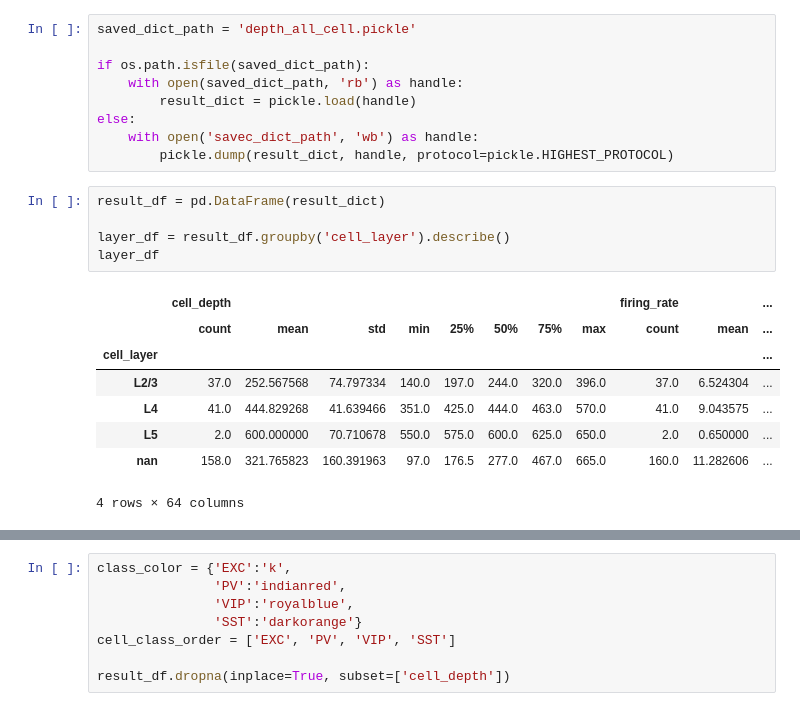
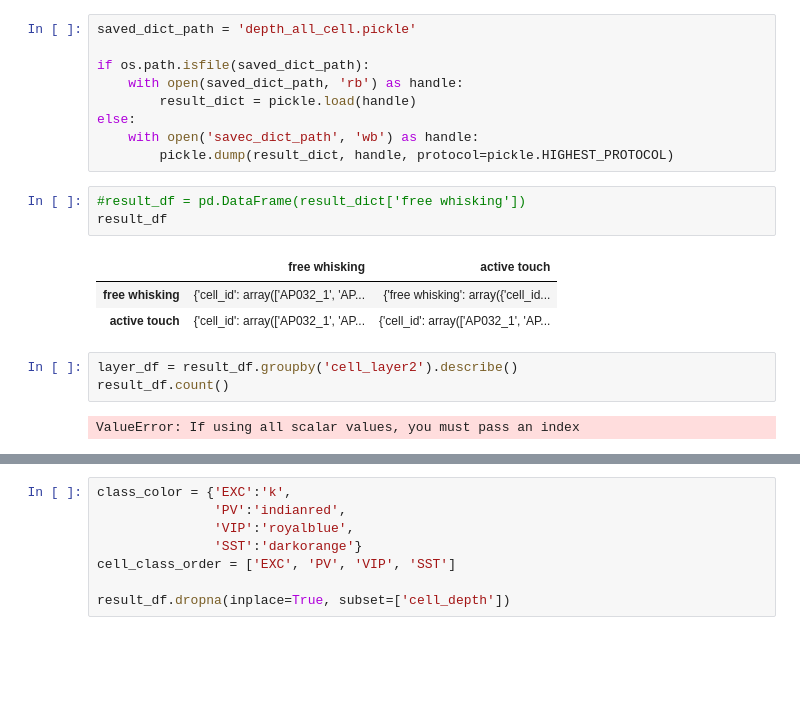
Before and after one commit to 2Tricky4u/bio482_miniproject, a Jupyter notebook: python/notebooks/Layer_cell_depth_dependency_analysis.ipynb, the cells around one changed output, grey strips where cells are left out. Saved outputs shown, nothing was run; the diff lists cells and outputs as text; blank space fills up the shorter version.

```diff
--- a/python/notebooks/Layer_cell_depth_dependency_analysis.ipynb
+++ b/python/notebooks/Layer_cell_depth_dependency_analysis.ipynb
@@ -306,20 +385,18 @@ if os.path.isfile(saved_dict_path):
 else:
     with open('savec_dict_path', 'wb') as handle:
         pickle.dump(result_dict, handle, protocol=pickle.HIGHEST_PROTOCOL)
-# %%
-result_df = pd.DataFrame(result_dict)
-
-layer_df = result_df.groupby('cell_layer').describe()
-layer_df
-# %% [output]
-|  | cell_depth |  |  |  |  |  |  |  | firing_rate |  | ... |
-|  | count | mean | std | min | 25% | 50% | 75% | max | count | mean | ... |
-| cell_layer |  |  |  |  |  |  |  |  |  |  | ... |
-| L2/3 | 37.0 | 252.567568 | 74.797334 | 140.0 | 197.0 | 244.0 | 320.0 | 396.0 | 37.0 | 6.524304 | ... |
-| L4 | 41.0 | 444.829268 | 41.639466 | 351.0 | 425.0 | 444.0 | 463.0 | 570.0 | 41.0 | 9.043575 | ... |
-| L5 | 2.0 | 600.000000 | 70.710678 | 550.0 | 575.0 | 600.0 | 625.0 | 650.0 | 2.0 | 0.650000 | ... |
-| nan | 158.0 | 321.765823 | 160.391963 | 97.0 | 176.5 | 277.0 | 467.0 | 665.0 | 160.0 | 11.282606 | ... |
-4 rows × 64 columns
+# %%
+#result_df = pd.DataFrame(result_dict['free whisking'])
+result_df
+# %% [output]
+|  | free whisking | active touch |
+| free whisking | {'cell_id': array(['AP032_1', 'AP... | {'free whisking': array({'cell_id... |
+| active touch | {'cell_id': array(['AP032_1', 'AP... | {'cell_id': array(['AP032_1', 'AP... |
+# %%
+layer_df = result_df.groupby('cell_layer2').describe()
+result_df.count()
+# %% [output]
+ValueError: If using all scalar values, you must pass an index
 # %%
 #L2-L3, 250 μm; L3-L4, 400 μm; L4-L5, 600 μm
 layer_df_labeled = layer_df.copy()
```
Also changed, not shown: parts of 14 cells of this notebook.
